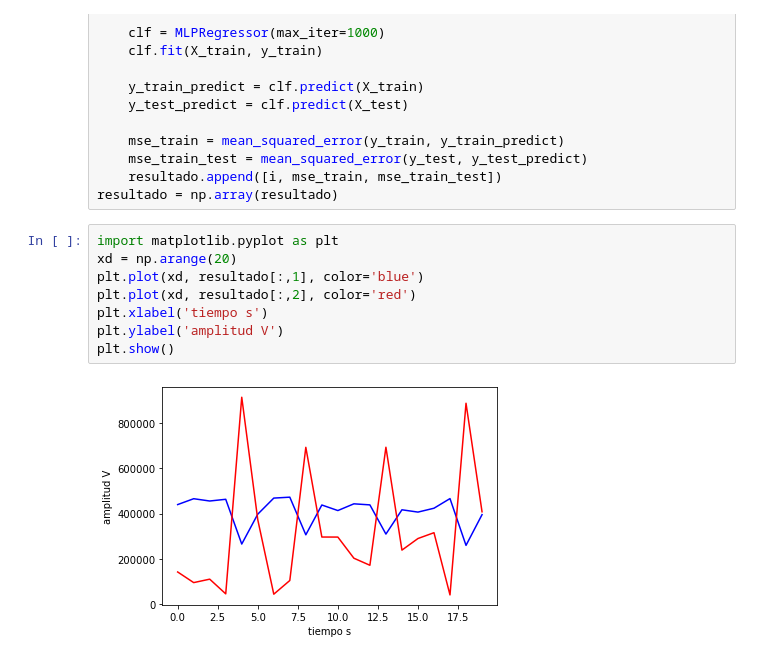
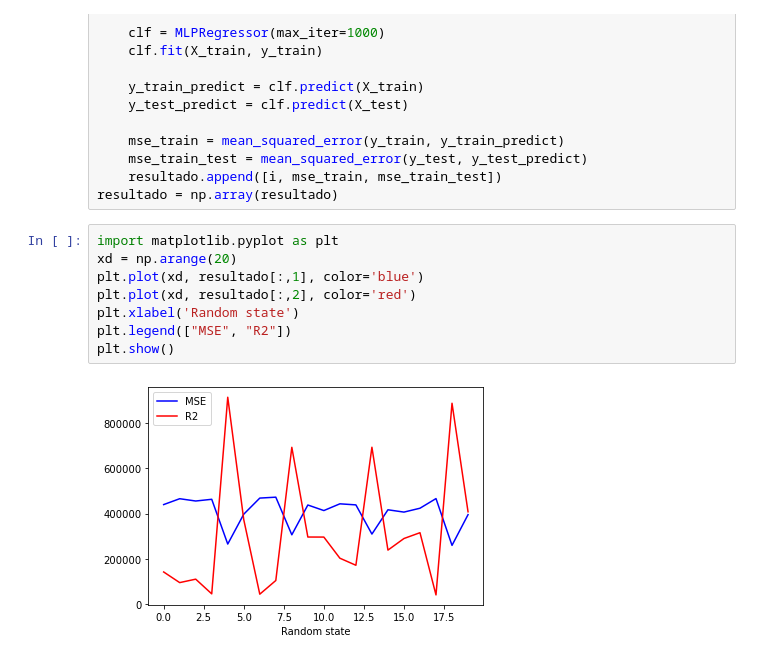
Before and after one commit to qgerman2/ml_labs, a Jupyter notebook: lab4_mati.ipynb, the cells around one changed output. Cells and saved outputs as stored; diff of their text form.

```diff
--- a/lab4_mati.ipynb
+++ b/lab4_mati.ipynb
@@ -84,10 +84,10 @@ resultado = np.array(resultado)
 # %%
 import matplotlib.pyplot as plt
 xd = np.arange(20)
 plt.plot(xd, resultado[:,1], color='blue')
 plt.plot(xd, resultado[:,2], color='red')
-plt.xlabel('tiempo s')
-plt.ylabel('amplitud V')
+plt.xlabel('Random state')
+plt.legend(["MSE", "R2"])
 plt.show()
 # %% [output]
-[figure, old version]
+[figure, new version]
```
